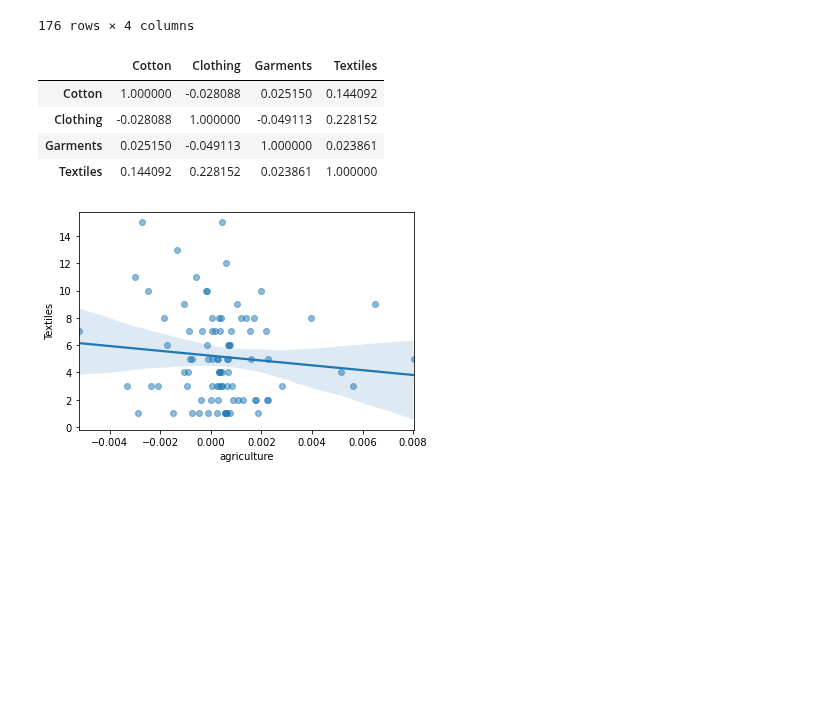
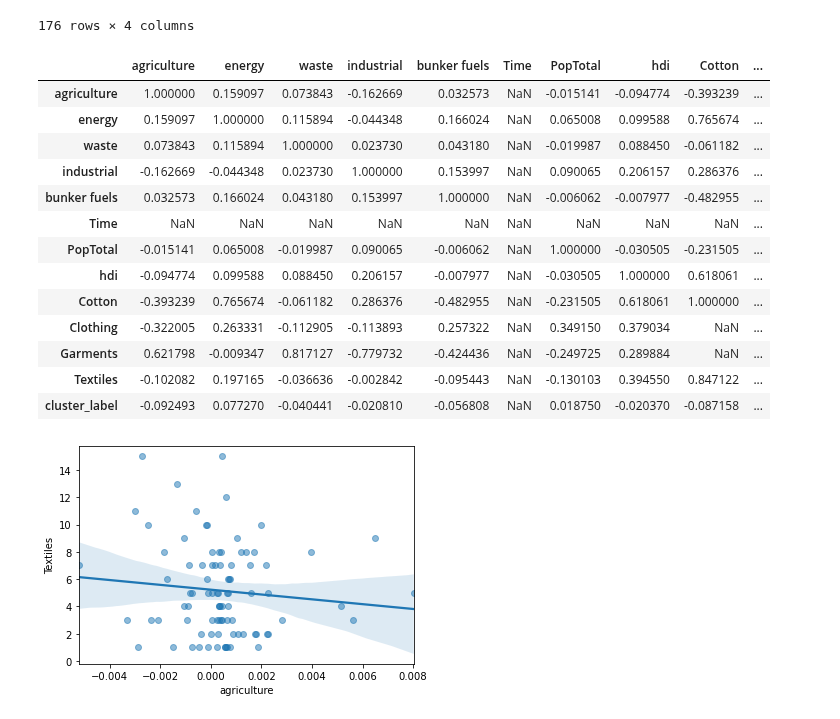
Before and after one commit to jon-pun/fa2021info2950-project, a Jupyter notebook: Phase_IV.ipynb, the cells around one changed output. Drawn from its saved outputs; the diff is of its cells as text; code cells hidden in the pictures; blank space fills up the shorter version.

```diff
--- a/Phase_IV.ipynb
+++ b/Phase_IV.ipynb
@@ -473,13 +474,22 @@ analysis_two_all_temp
 | 175 | 0.0 | 7.0 | 0.0 | 0.0 |
 176 rows × 4 columns
 # %%
-analysis_two_all_temp.corr(method='pearson')
+analysis_two_all.corr(method='pearson')
 # %% [output]
-|  | Cotton | Clothing | Garments | Textiles |
-| Cotton | 1.000000 | -0.028088 | 0.025150 | 0.144092 |
-| Clothing | -0.028088 | 1.000000 | -0.049113 | 0.228152 |
-| Garments | 0.025150 | -0.049113 | 1.000000 | 0.023861 |
-| Textiles | 0.144092 | 0.228152 | 0.023861 | 1.000000 |
+|  | agriculture | energy | waste | industrial | bunker fuels | Time | PopTotal | hdi | Cotton | ... |
+| agriculture | 1.000000 | 0.159097 | 0.073843 | -0.162669 | 0.032573 | NaN | -0.015141 | -0.094774 | -0.393239 | ... |
+| energy | 0.159097 | 1.000000 | 0.115894 | -0.044348 | 0.166024 | NaN | 0.065008 | 0.099588 | 0.765674 | ... |
+| waste | 0.073843 | 0.115894 | 1.000000 | 0.023730 | 0.043180 | NaN | -0.019987 | 0.088450 | -0.061182 | ... |
+| industrial | -0.162669 | -0.044348 | 0.023730 | 1.000000 | 0.153997 | NaN | 0.090065 | 0.206157 | 0.286376 | ... |
+| bunker fuels | 0.032573 | 0.166024 | 0.043180 | 0.153997 | 1.000000 | NaN | -0.006062 | -0.007977 | -0.482955 | ... |
+| Time | NaN | NaN | NaN | NaN | NaN | NaN | NaN | NaN | NaN | ... |
+| PopTotal | -0.015141 | 0.065008 | -0.019987 | 0.090065 | -0.006062 | NaN | 1.000000 | -0.030505 | -0.231505 | ... |
+| hdi | -0.094774 | 0.099588 | 0.088450 | 0.206157 | -0.007977 | NaN | -0.030505 | 1.000000 | 0.618061 | ... |
+| Cotton | -0.393239 | 0.765674 | -0.061182 | 0.286376 | -0.482955 | NaN | -0.231505 | 0.618061 | 1.000000 | ... |
+| Clothing | -0.322005 | 0.263331 | -0.112905 | -0.113893 | 0.257322 | NaN | 0.349150 | 0.379034 | NaN | ... |
+| Garments | 0.621798 | -0.009347 | 0.817127 | -0.779732 | -0.424436 | NaN | -0.249725 | 0.289884 | NaN | ... |
+| Textiles | -0.102082 | 0.197165 | -0.036636 | -0.002842 | -0.095443 | NaN | -0.130103 | 0.394550 | 0.847122 | ... |
+| cluster_label | -0.092493 | 0.077270 | -0.040441 | -0.020810 | -0.056808 | NaN | 0.018750 | -0.020370 | -0.087158 | ... |
 # %%
 for c in list:
   sns.regplot(x = c, y ='Textiles', data = analysis_two_all, scatter_kws ={'alpha': 0.5})
```
Also changed, not shown: parts of 8 cells of this notebook.
